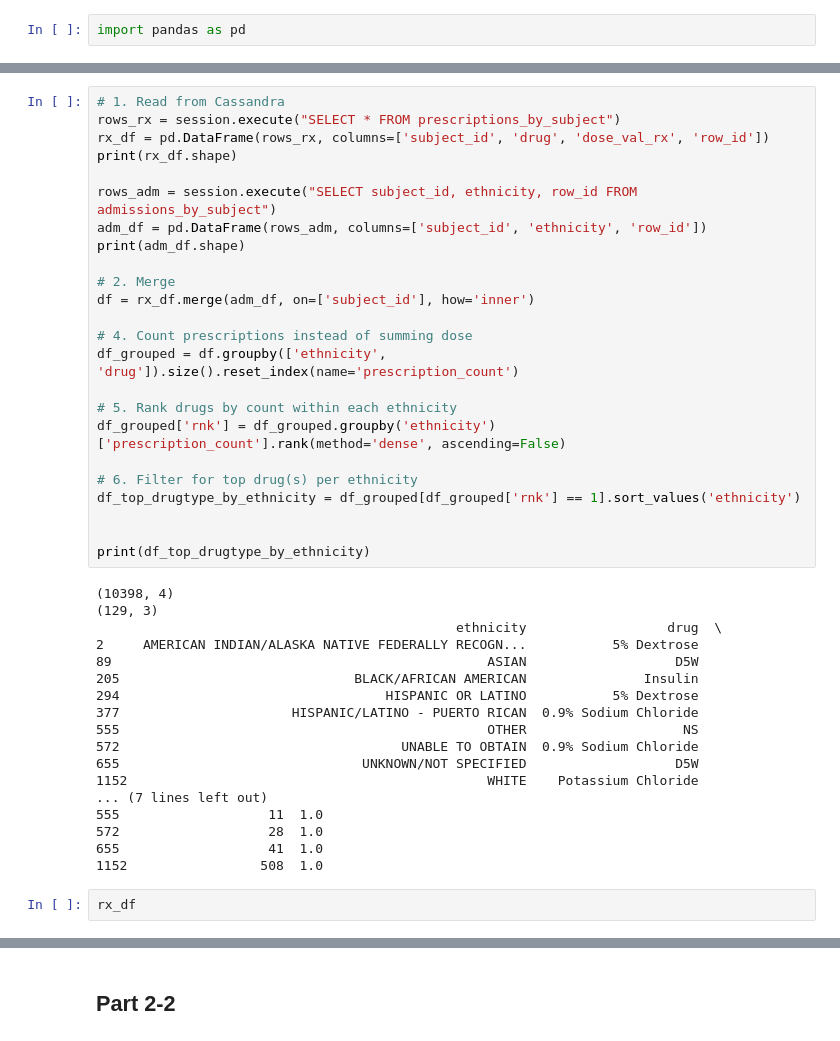
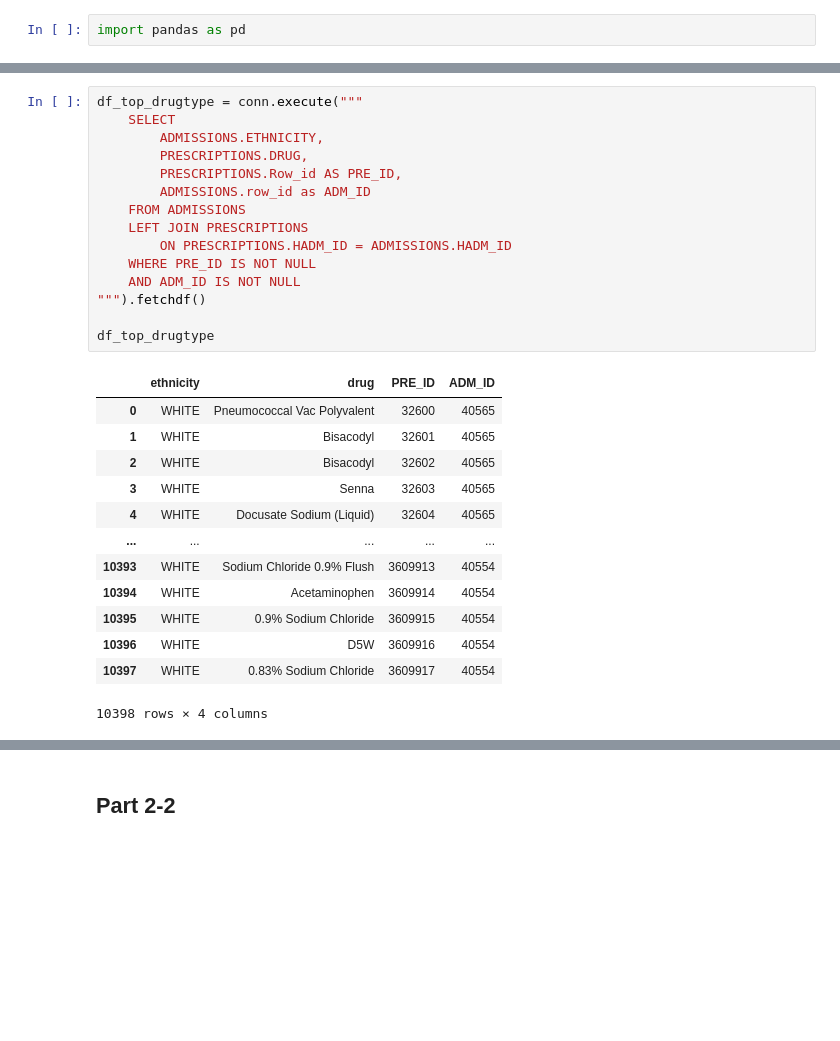
Before and after one commit to sabian147/DE300, a Jupyter notebook: Homework_2/sna3362_HW2.ipynb, the cells around one changed output, grey strips where cells are left out. Saved outputs shown, nothing was run; the diff lists cells and outputs as text; blank space fills up the shorter version.

```diff
--- a/Homework_2/sna3362_HW2.ipynb
+++ b/Homework_2/sna3362_HW2.ipynb
@@ -379,44 +330,29 @@ for _, row in prescriptions.iterrows():
-# %%
-# 1. Read from Cassandra
-rows_rx = session.execute("SELECT * FROM prescriptions_by_subject")
-rx_df = pd.DataFrame(rows_rx, columns=['subject_id', 'drug', 'dose_val_rx', 'row_id'])
-print(rx_df.shape)
-
-rows_adm = session.execute("SELECT subject_id, ethnicity, row_id FROM admissions_by_subject")
-adm_df = pd.DataFrame(rows_adm, columns=['subject_id', 'ethnicity', 'row_id'])
-print(adm_df.shape)
-
-# 2. Merge
-df = rx_df.merge(adm_df, on=['subject_id'], how='inner')
-
-# 4. Count prescriptions instead of summing dose
-df_grouped = df.groupby(['ethnicity', 'drug']).size().reset_index(name='prescription_count')
-
-# 5. Rank drugs by count within each ethnicity
-df_grouped['rnk'] = df_grouped.groupby('ethnicity')['prescription_count'].rank(method='dense', ascending=False)
-
-# 6. Filter for top drug(s) per ethnicity
-df_top_drugtype_by_ethnicity = df_grouped[df_grouped['rnk'] == 1].sort_values('ethnicity')
-
-
-print(df_top_drugtype_by_ethnicity)
-# %% [output]
-(10398, 4)
-(129, 3)
-                                              ethnicity                  drug  \
-2     AMERICAN INDIAN/ALASKA NATIVE FEDERALLY RECOGN...           5% Dextrose
-89                                                ASIAN                   D5W
-205                              BLACK/AFRICAN AMERICAN               Insulin
-294                                  HISPANIC OR LATINO           5% Dextrose
-377                      HISPANIC/LATINO - PUERTO RICAN  0.9% Sodium Chloride
-555                                               OTHER                    NS
-572                                    UNABLE TO OBTAIN  0.9% Sodium Chloride
-655                               UNKNOWN/NOT SPECIFIED                   D5W
-1152                                              WHITE    Potassium Chloride
-... (7 lines left out)
-555                   11  1.0
-572                   28  1.0
-655                   41  1.0
-1152                 508  1.0
-# %%
-rx_df
+# %%
+df_top_drugtype = conn.execute("""
+    SELECT
+        ADMISSIONS.ETHNICITY,
+        PRESCRIPTIONS.DRUG,
+        PRESCRIPTIONS.Row_id AS PRE_ID,
+        ADMISSIONS.row_id as ADM_ID
+    FROM ADMISSIONS
+    LEFT JOIN PRESCRIPTIONS
+        ON PRESCRIPTIONS.HADM_ID = ADMISSIONS.HADM_ID
+    WHERE PRE_ID IS NOT NULL
+    AND ADM_ID IS NOT NULL
+""").fetchdf()
+
+df_top_drugtype
+# %% [output]
+|  | ethnicity | drug | PRE_ID | ADM_ID |
+| 0 | WHITE | Pneumococcal Vac Polyvalent | 32600 | 40565 |
+| 1 | WHITE | Bisacodyl | 32601 | 40565 |
+| 2 | WHITE | Bisacodyl | 32602 | 40565 |
+| 3 | WHITE | Senna | 32603 | 40565 |
+| 4 | WHITE | Docusate Sodium (Liquid) | 32604 | 40565 |
+| ... | ... | ... | ... | ... |
+| 10393 | WHITE | Sodium Chloride 0.9% Flush | 3609913 | 40554 |
+| 10394 | WHITE | Acetaminophen | 3609914 | 40554 |
+| 10395 | WHITE | 0.9% Sodium Chloride | 3609915 | 40554 |
+| 10396 | WHITE | D5W | 3609916 | 40554 |
+| 10397 | WHITE | 0.83% Sodium Chloride | 3609917 | 40554 |
+10398 rows × 4 columns
```
Also changed, not shown: parts of 35 cells of this notebook, 2 other files.
